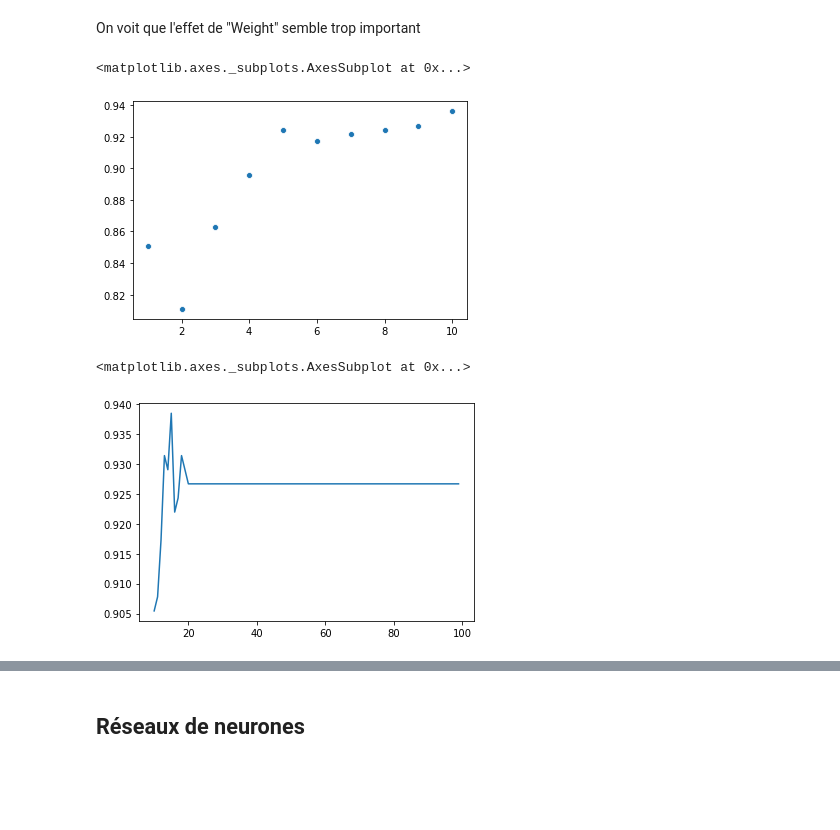
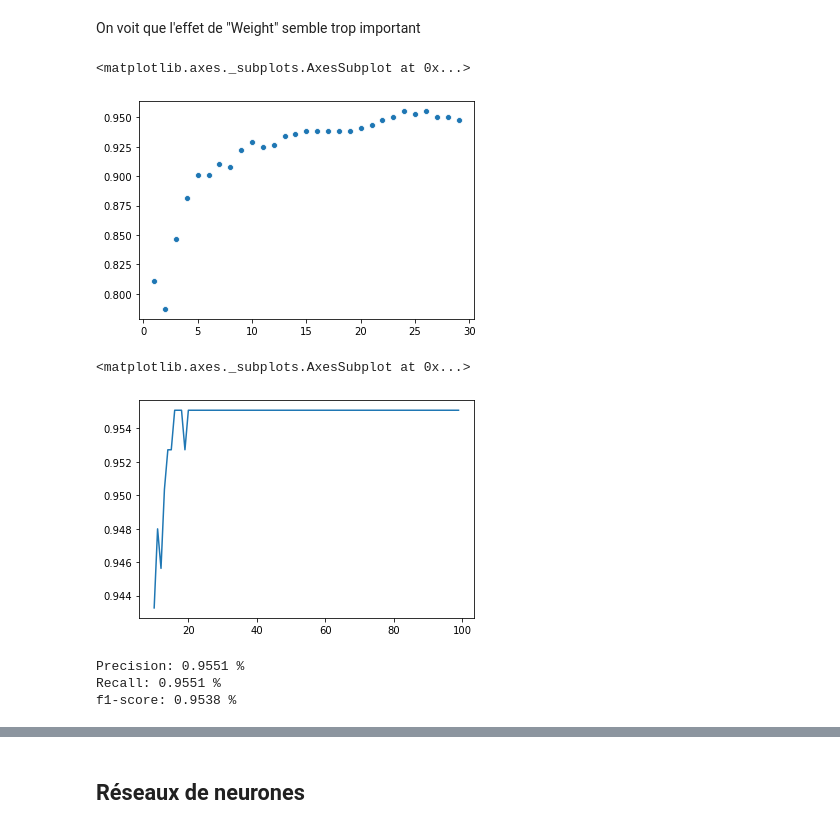
Before and after one commit to Nigirith/Obesity_Data_Analysis, a Jupyter notebook: projet py for ds.ipynb, the cells around one changed output, grey strips where cells are left out. Cells and saved outputs as stored; diff of their text form; code cells hidden in the pictures; blank space fills up the shorter version.

```diff
--- a/projet py for ds.ipynb
+++ b/projet py for ds.ipynb
@@ -295,24 +295,31 @@ def PrintResults(model, x_Train, y_Train,x_Test,y_Test, title):
     return (model, Summary)
 # %%
 precision_List=[]
-for i in range(1,11):
+for i in range(1,30):
     model = RandomForestClassifier(n_estimators = i, oob_score = True,max_depth=None, random_state=2021)
     model, precision, recall, f1score = applyModel(x_Train, y_Train,x_Test,y_Test, model)
     precision_List.append(precision)
-sns.scatterplot(x=range(1,11),y=precision_List)
+sns.scatterplot(x=range(1,30),y=precision_List)
 # %% [output]
 <matplotlib.axes._subplots.AxesSubplot at 0x...>
-[figure, old version]
+[figure, new version]
 # %%
 precision_List=[]
 for i in range(10,100):
-    model = RandomForestClassifier(n_estimators = 9, oob_score = True,max_depth=i, random_state=2021)
+    model = RandomForestClassifier(n_estimators = 24, oob_score = True,max_depth=i, random_state=2021)
     model, precision, recall, f1score = applyModel(x_Train, y_Train,x_Test,y_Test, model)
     precision_List.append(precision)
 sns.lineplot(x=range(10,100),y=precision_List)
 # %% [output]
 <matplotlib.axes._subplots.AxesSubplot at 0x...>
-[figure, old version]
+[figure, new version]
+# %%
+RFclf = RandomForestClassifier(n_estimators = 24, oob_score = True,max_depth=40, random_state=2021)
+RFclf, Summary_RF=PrintResults(RFclf, x_Train, y_Train,x_Test,y_Test, "RandomForest")
+# %% [output]
+Precision: 0.9551 %
+Recall: 0.9551 %
+f1-score: 0.9538 %
 # %%
 from sklearn.tree import DecisionTreeClassifier
 DTclf=DecisionTreeClassifier()
```
Also changed, not shown: parts of 22 cells of this notebook.
